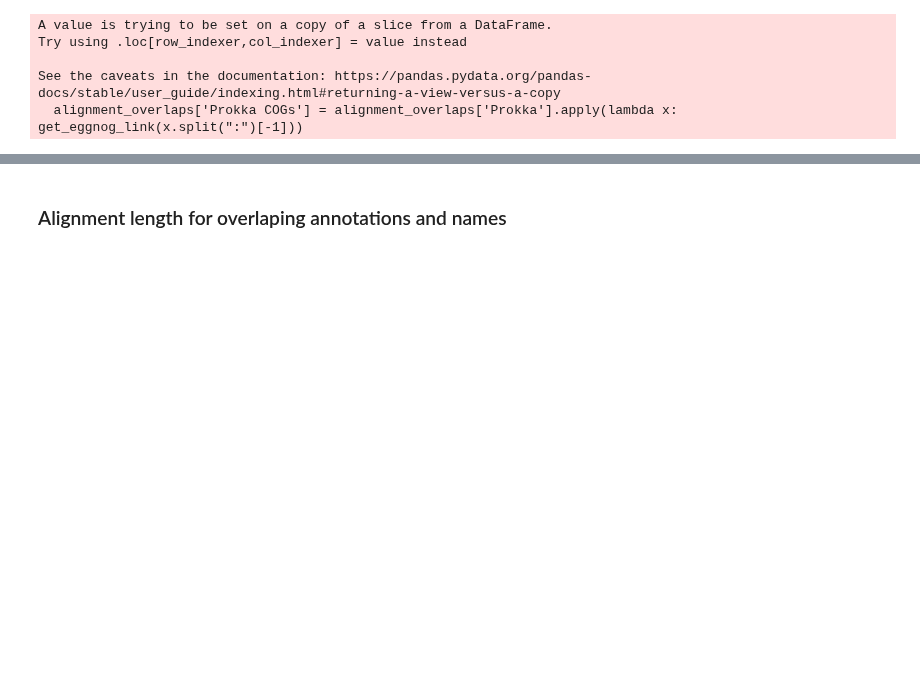
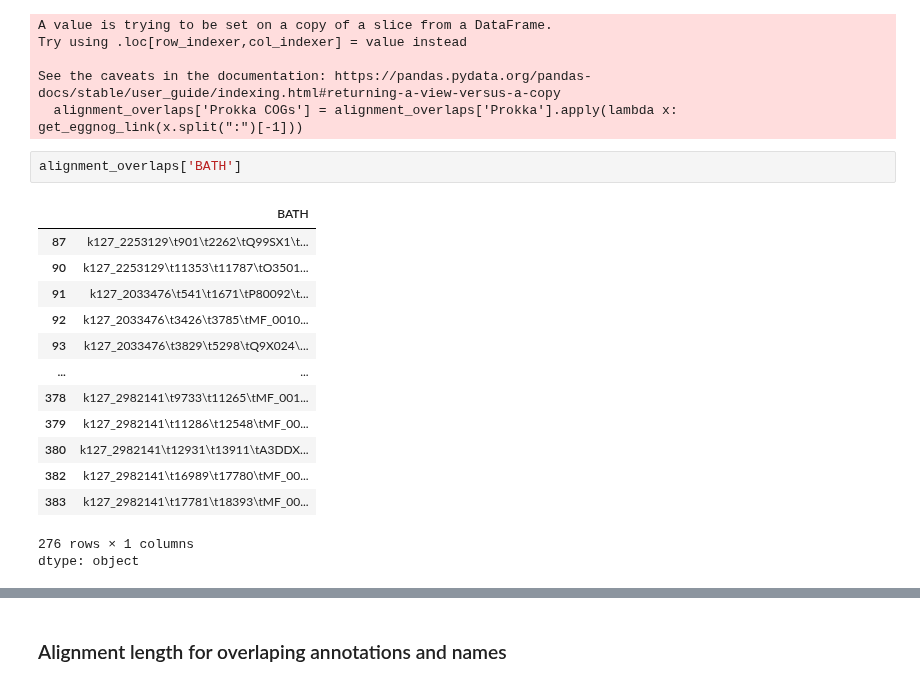
Before and after one commit to NehaSontakk/BATH-Prokka-Comparison, a Jupyter notebook: Annotation_Name_Comparison.ipynb, the cells around one changed output, grey strips where cells are left out. Cells and saved outputs as stored; diff of their text form; blank space fills up the shorter version.

```diff
--- a/Annotation_Name_Comparison.ipynb
+++ b/Annotation_Name_Comparison.ipynb
@@ -109,5 +95,22 @@ Try using .loc[row_indexer,col_indexer] = value instead
 
 See the caveats in the documentation: https://pandas.pydata.org/pandas-docs/stable/user_guide/indexing.html#returning-a-view-versus-a-copy
   alignment_overlaps['Prokka COGs'] = alignment_overlaps['Prokka'].apply(lambda x: get_eggnog_link(x.split(":")[-1]))
+# %%
+alignment_overlaps['BATH']
+# %% [output]
+|  | BATH |
+| 87 | k127_2253129\t901\t2262\tQ99SX1\t... |
+| 90 | k127_2253129\t11353\t11787\tO3501... |
+| 91 | k127_2033476\t541\t1671\tP80092\t... |
+| 92 | k127_2033476\t3426\t3785\tMF_0010... |
+| 93 | k127_2033476\t3829\t5298\tQ9X024\... |
+| ... | ... |
+| 378 | k127_2982141\t9733\t11265\tMF_001... |
+| 379 | k127_2982141\t11286\t12548\tMF_00... |
+| 380 | k127_2982141\t12931\t13911\tA3DDX... |
+| 382 | k127_2982141\t16989\t17780\tMF_00... |
+| 383 | k127_2982141\t17781\t18393\tMF_00... |
+276 rows × 1 columns
+dtype: object
 # %%
 #Hasn't been working well
```
Also changed, not shown: parts of 41 cells of this notebook.
